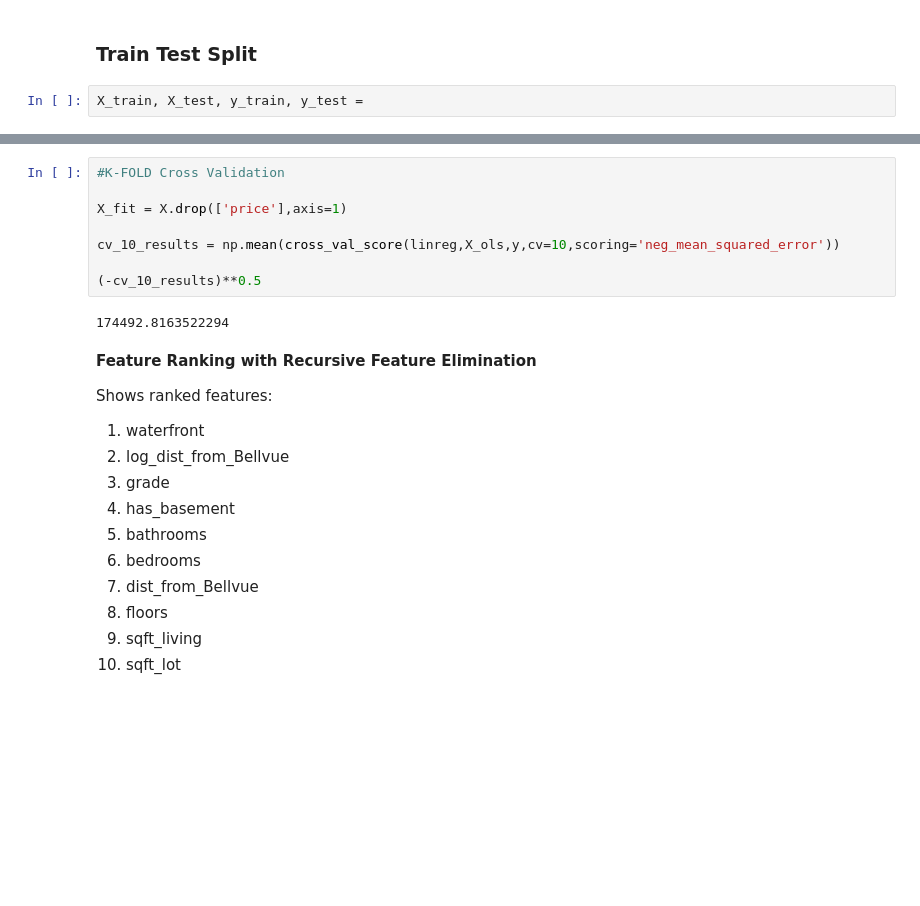
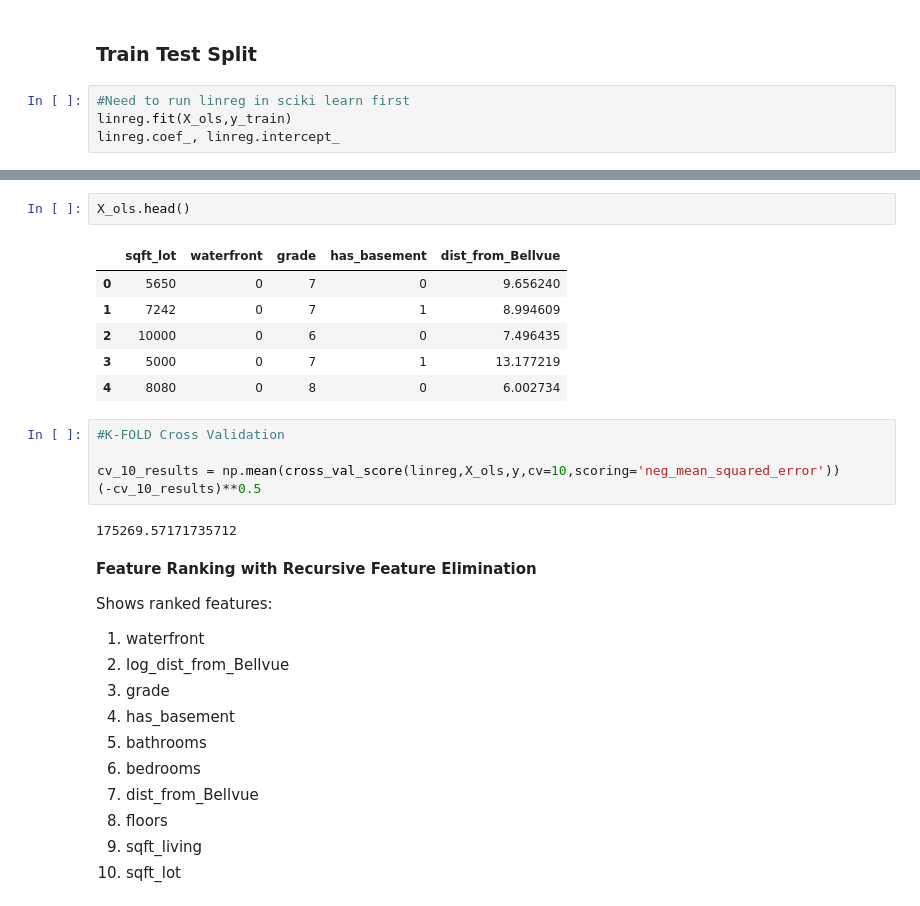
Before and after one commit to DTrimarchi10/Mod1Project, a Jupyter notebook: student_3_Model.ipynb, the cells around one changed output, grey strips where cells are left out. Cells and saved outputs as stored; diff of their text form; blank space fills up the shorter version.

```diff
--- a/student_3_Model.ipynb
+++ b/student_3_Model.ipynb
@@ -292,4 +384,6 @@ sns.heatmap(correlations, center=0, annot=True)
 # %% [markdown]
 ### Train Test Split
-# %%
-X_train, X_test, y_train, y_test =
+# %%
+#Need to run linreg in sciki learn first
+linreg.fit(X_ols,y_train)
+linreg.coef_, linreg.intercept_
@@ -296,13 +411,19 @@ X_train, X_test, y_train, y_test =
+# %%
+X_ols.head()
+# %% [output]
+|  | sqft_lot | waterfront | grade | has_basement | dist_from_Bellvue |
+| 0 | 5650 | 0 | 7 | 0 | 9.656240 |
+| 1 | 7242 | 0 | 7 | 1 | 8.994609 |
+| 2 | 10000 | 0 | 6 | 0 | 7.496435 |
+| 3 | 5000 | 0 | 7 | 1 | 13.177219 |
+| 4 | 8080 | 0 | 8 | 0 | 6.002734 |
 # %%
 #K-FOLD Cross Validation
 
-X_fit = X.drop(['price'],axis=1)
-
 cv_10_results = np.mean(cross_val_score(linreg,X_ols,y,cv=10,scoring='neg_mean_squared_error'))
-
 (-cv_10_results)**0.5
 # %% [output]
-174492.8163522294
+175269.57171735712
 # %% [markdown]
 **Feature Ranking with Recursive Feature Elimination**
 
```
Also changed, not shown: parts of 10 cells of this notebook, 2 other files.
